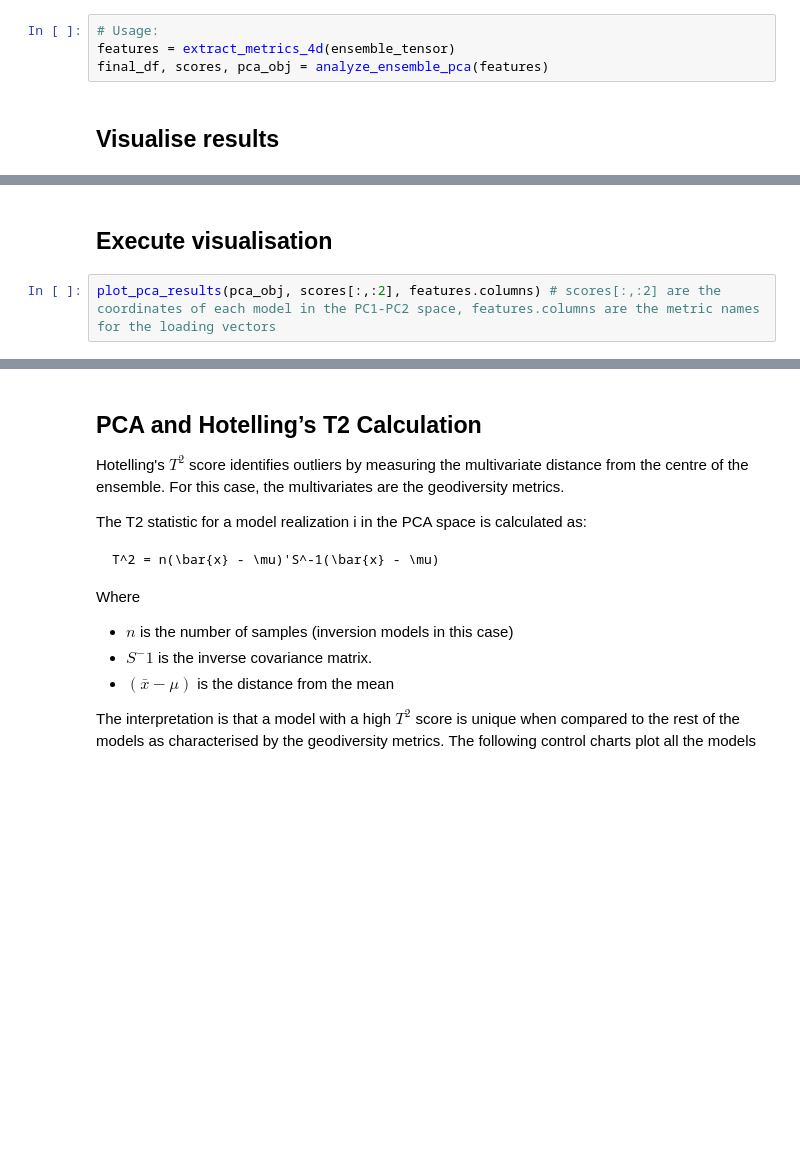
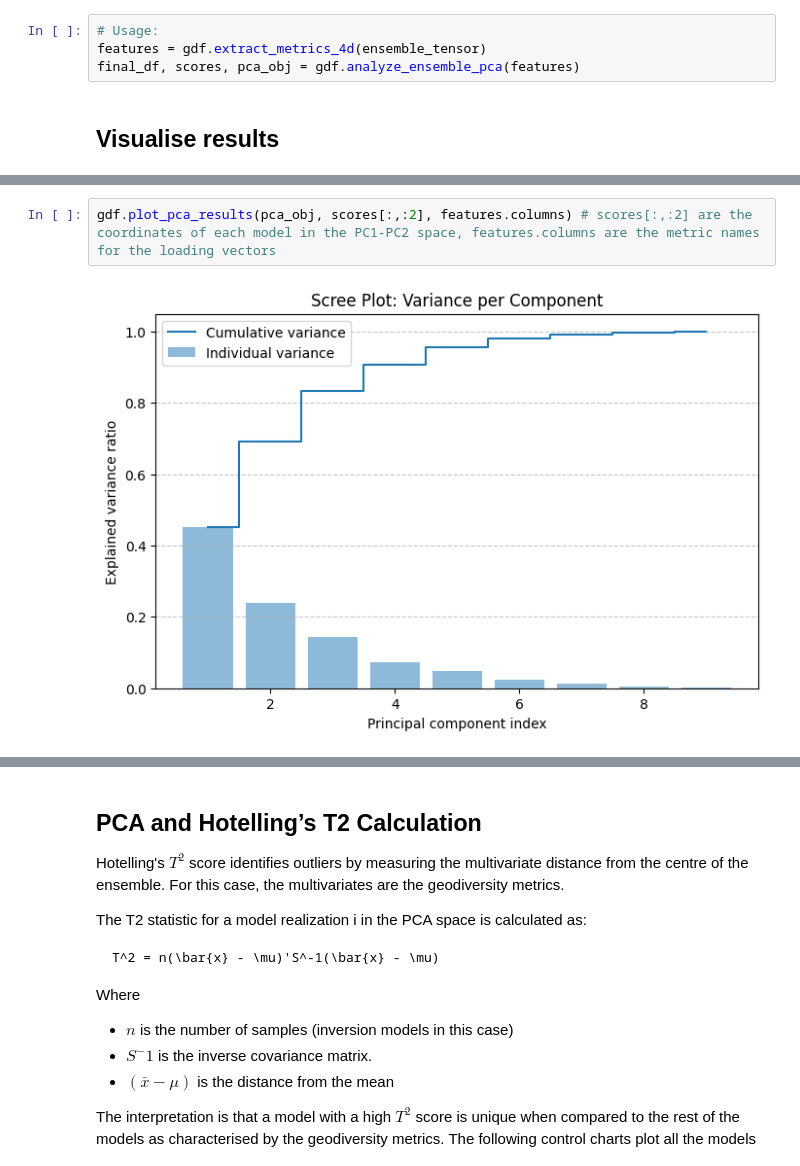
Before and after one commit to jeremiegiraud/TransD_geodiversity, a Jupyter notebook: GeodiversityAnalysisTransD.ipynb, the cells around one changed output, grey strips where cells are left out. Cells and saved outputs as stored; diff of their text form; blank space fills up the shorter version.

```diff
--- a/GeodiversityAnalysisTransD.ipynb
+++ b/GeodiversityAnalysisTransD.ipynb
@@ -228,7 +109,7 @@ def analyze_ensemble_pca(features_df):
 * run the PCA
 # %%
 # Usage:
-features = extract_metrics_4d(ensemble_tensor)
-final_df, scores, pca_obj = analyze_ensemble_pca(features)
+features = gdf.extract_metrics_4d(ensemble_tensor)
+final_df, scores, pca_obj = gdf.analyze_ensemble_pca(features)
 # %% [markdown]
 ## Visualise results
@@ -290,4 +116,4 @@ def plot_pca_results(pca, scores, feature_names):
-# %% [markdown]
-## Execute visualisation
 # %%
-plot_pca_results(pca_obj, scores[:,:2], features.columns) # scores[:,:2] are the coordinates of each model in the PC1-PC2 space, features.columns are the metric names for the loading vectors
+gdf.plot_pca_results(pca_obj, scores[:,:2], features.columns) # scores[:,:2] are the coordinates of each model in the PC1-PC2 space, features.columns are the metric names for the loading vectors
+# %% [output]
+[figure, added]
```
Also changed, not shown: parts of 17 cells of this notebook, 2 other files.
